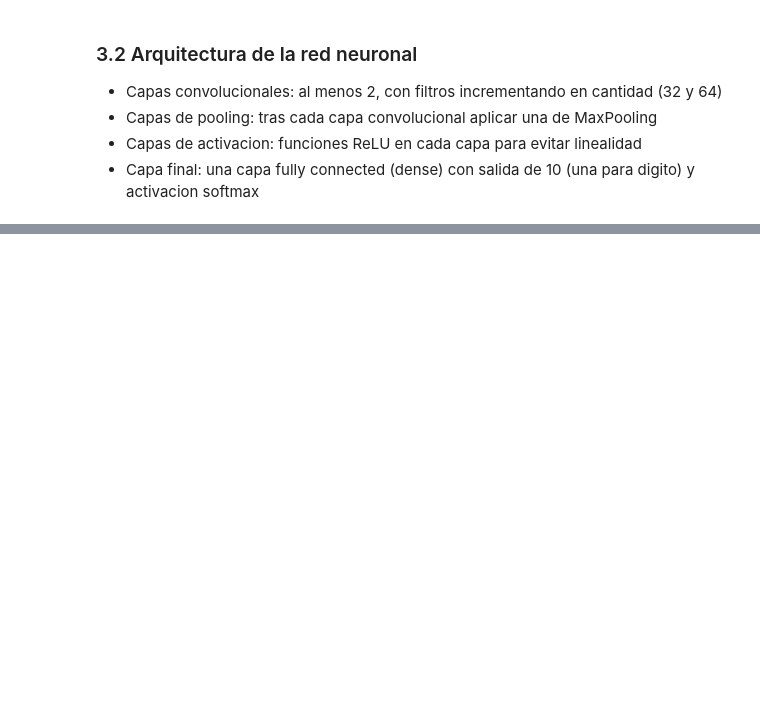
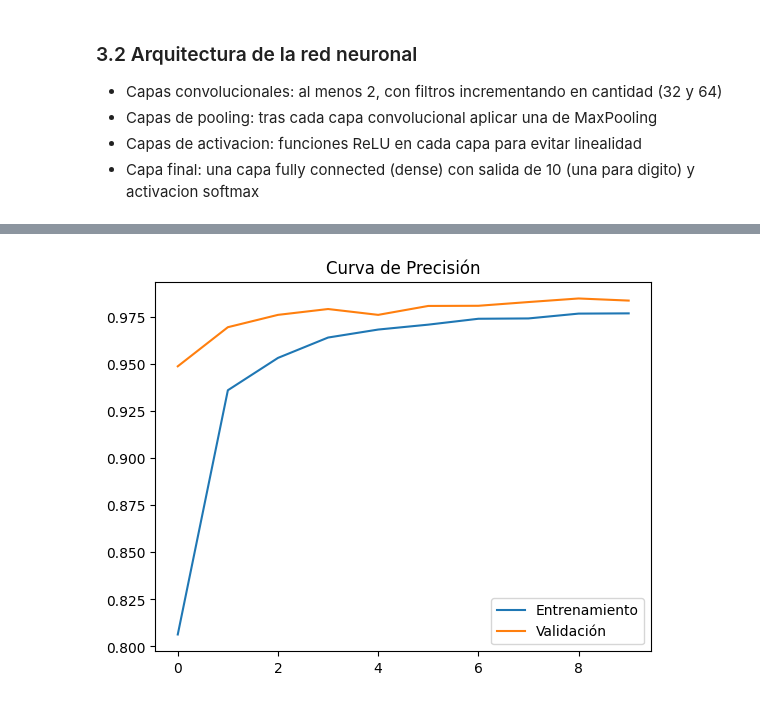
Before and after one commit to Alvaro-diez/Desarrollo-generativa, a Jupyter notebook: casos_de_estudio/caso_2/caso_estudio2.ipynb, the cells around one changed output, grey strips where cells are left out. Drawn from its saved outputs; the diff is of its cells as text; code cells hidden in the pictures; blank space fills up the shorter version.

Commit message:
Commit con el modelo finalizado y api finalizada

```diff
--- a/casos_de_estudio/caso_2/caso_estudio2.ipynb
+++ b/casos_de_estudio/caso_2/caso_estudio2.ipynb
@@ -403,0 +374,39 @@ Epoch 10/10
+# %%
+if tf.config.list_physical_devices("GPU"):
+    print("Usando GPU")
+    with tf.device("/GPU:0"):
+        for train_index, val_index in kf.split(x_train):
+            print(f"📁 Fold {fold}")
+
+            x_train_fold, x_val_fold = x_train[train_index], x_train[val_index]
+            y_train_fold, y_val_fold = y_train_one_hot[train_index], y_train_one_hot[val_index]
+
+            model = build_model(input_shape=x_train_fold.shape[1:],
+                                dropouts=[0.15,0.2,0.25],
+                                learning_rate=0.0001
+            )
+
+            # Entrenamiento con early stopping
+            history = model.fit(x_train_fold, y_train_fold,
+                                validation_data=(x_val_fold, y_val_fold),
+                                epochs=10,
+                                batch_size=64,
+                                callbacks=[early_stop],
+                                verbose=1)
+
+            histories.append(history)
+
+            # Guardar el mejor modelo según la precisión de validación
+            val_acc = history.history['val_accuracy'][-1]
+            accuracies.append(history.history['accuracy'][-1])
+            val_accuracies.append(val_acc)
+
+            if val_acc > best_accuracy:
+                best_accuracy = val_acc
+                best_model = model  # Guardamos el mejor modelo
+
+            fold += 1
+        # print("Dispositivo en el que se ejecuta TensorFlow:", tf.test.gpu_device_name())
+        # model.fit(x_train, y_train_one_hot, epochs=10, batch_size=16, validation_data=(x_val, y_val_one_hot))
+else:
+    print("NONO")
@@ -403,0 +431,8 @@ Epoch 10/10
+# %%
+plt.plot(history.history['accuracy'], label='Entrenamiento')
+plt.plot(history.history['val_accuracy'], label='Validación')
+plt.legend()
+plt.title('Curva de Precisión')
+plt.show()
+# %% [output]
+[figure, added]
```
Also changed, not shown: parts of 22 cells of this notebook, 17 other files.
